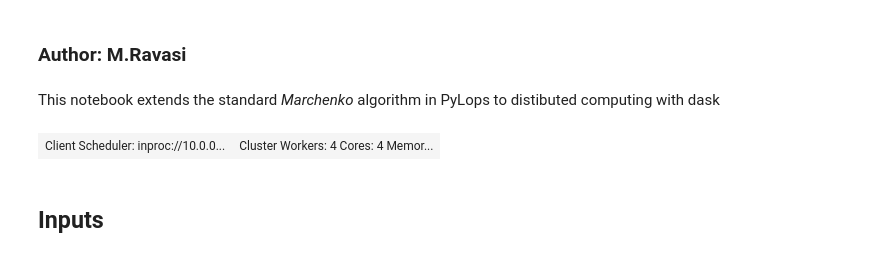
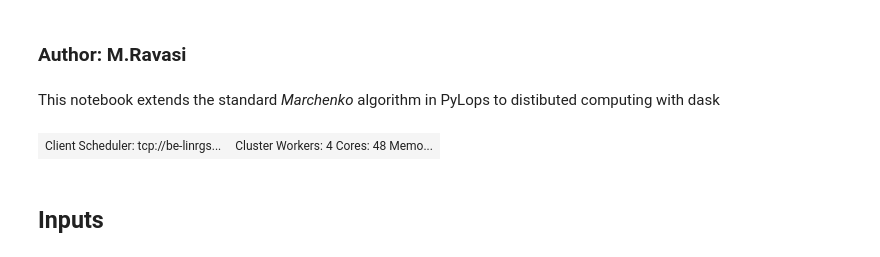
Before and after one commit to PyLops/pylops_notebooks, a Jupyter notebook: developement-distributed/Marchenko_function.ipynb, the cells around one changed output. Saved outputs shown, nothing was run; the diff lists cells and outputs as text; code cells hidden in the pictures.

```diff
--- a/developement-distributed/Marchenko_function.ipynb
+++ b/developement-distributed/Marchenko_function.ipynb
@@ -42,16 +42,16 @@ from pylops_distributed.waveeqprocessing.marchenko import Marchenko as dMarchenk
 from pylops_distributed.optimization.cg import cg as dcg
 from pylops_distributed.optimization.cg import cgls as dcgls
 # %%
-n_workers = 4
-client = pylops_distributed.utils.backend.dask(processes=False, threads_per_worker=1,
-                                               n_workers=n_workers)
-client
+#n_workers = 4
+#client = pylops_distributed.utils.backend.dask(processes=False, threads_per_worker=1,
+#                                               n_workers=n_workers)
+#client
-# %% [output]
-| Client Scheduler: inproc://10.0.0... | Cluster Workers: 4 Cores: 4 Memor... |
 # %%
-#n_workers = 4
-#client = pylops_distributed.utils.backend.dask(hardware='multi', client='be-linrgsn045:8786')
-#client
+n_workers = 4
+client = pylops_distributed.utils.backend.dask(hardware='multi', client='be-linrgsn014:8786')
+client
+# %% [output]
+| Client Scheduler: tcp://be-linrgs... | Cluster Workers: 4 Cores: 48 Memo... |
 # %% [markdown]
 ## Inputs
 # %% [markdown]
```
Also changed, not shown: parts of 1 cell of this notebook, 2 other files.
